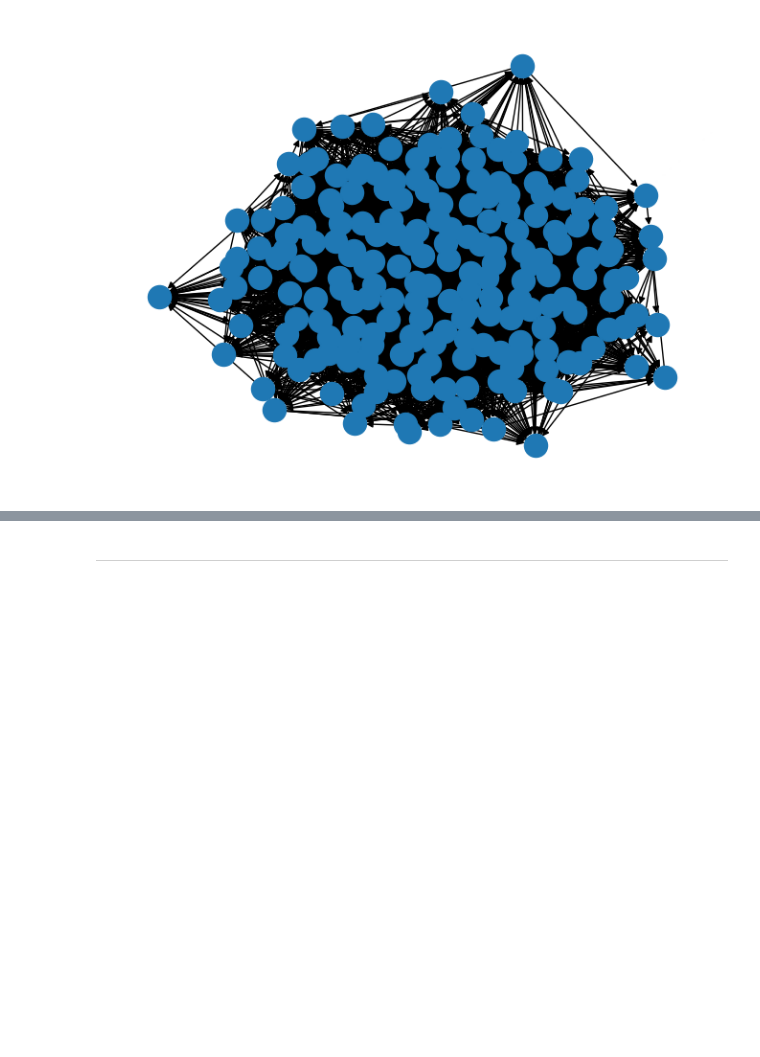
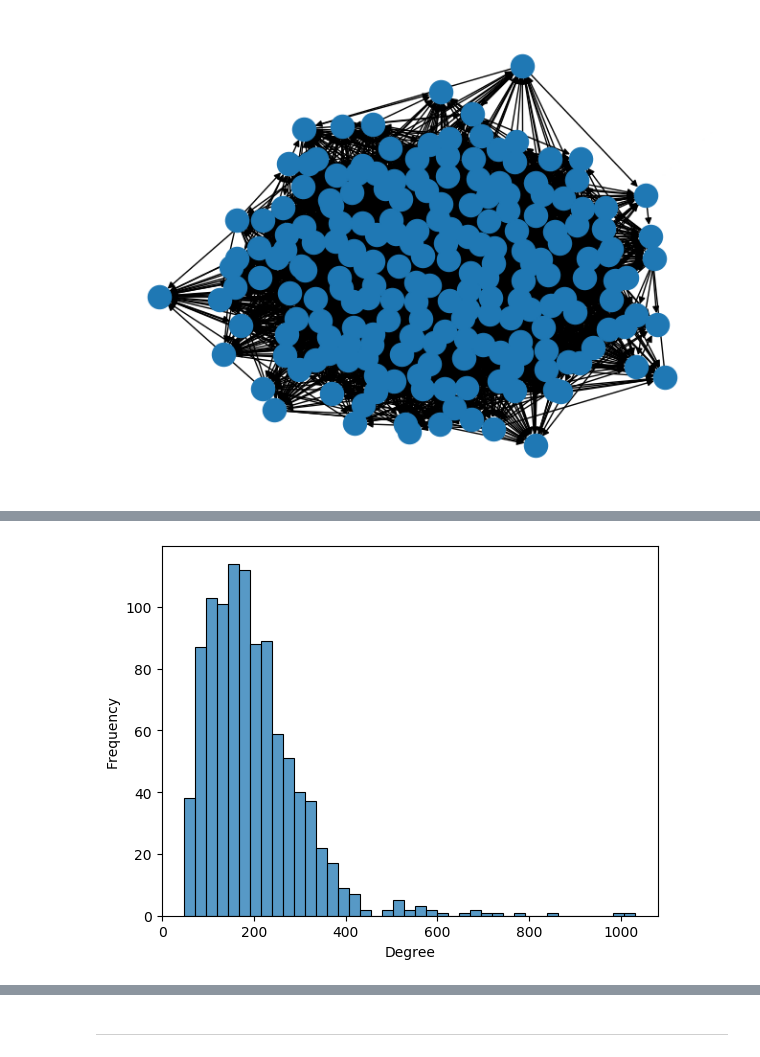
Before and after one commit to TDebono/disparate-exposure-link-recommendation, a Jupyter notebook: synthetic_data.ipynb, the cells around one changed output, grey strips where cells are left out. Saved outputs shown, nothing was run; the diff lists cells and outputs as text; code cells hidden in the pictures; blank space fills up the shorter version.

```diff
--- a/synthetic_data.ipynb
+++ b/synthetic_data.ipynb
@@ -188,3 +234,7 @@ plot_degree_dist(sample)
+# %%
+plot_degree_dist(G2)
+# %% [output]
+[figure, added]
 # %%
 def plot_degree_dist_per_group(G, attribute=''):
     group_0 = [G.degree(n[0]) for n in G.nodes(data=True) if n[-1][attribute] == 0]
```
Also changed, not shown: parts of 18 cells of this notebook.
